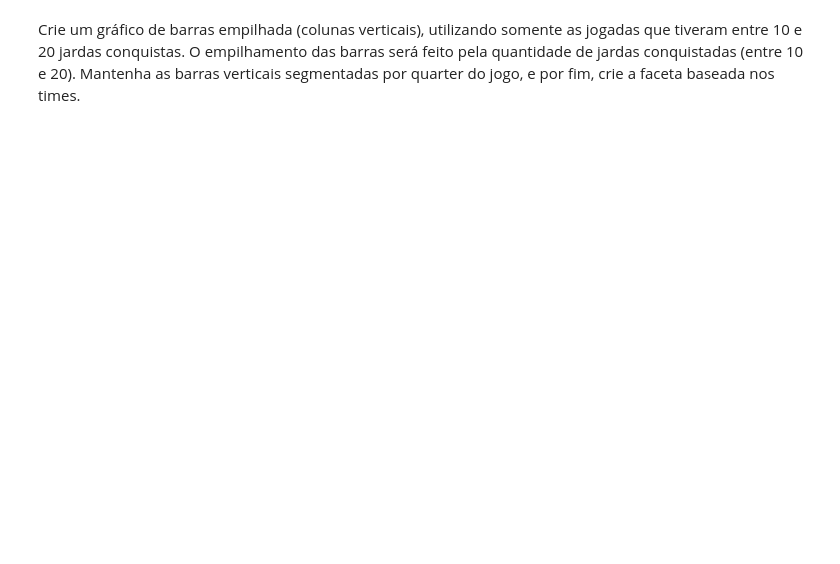
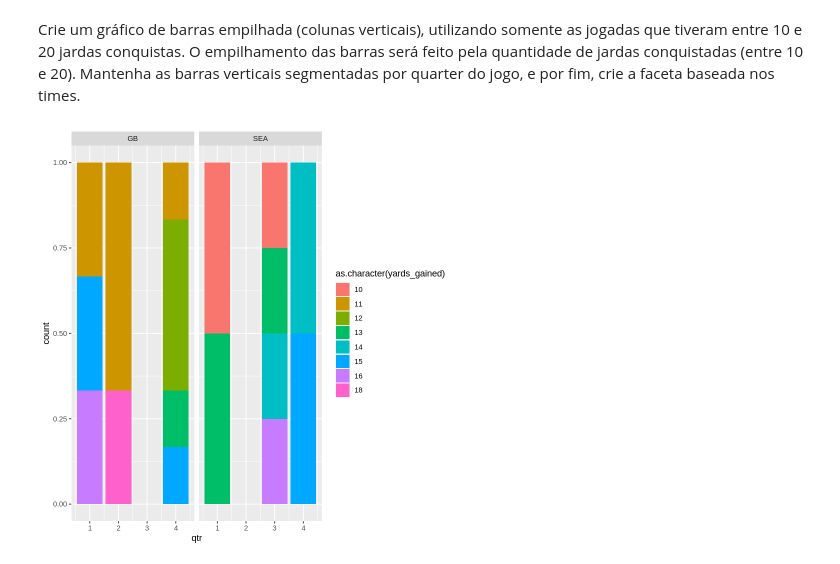
Before and after one commit to augustoberwaldt/mackenzie, a Jupyter notebook: Trilha7_ExercicioAprofundamento.ipynb, the cells around one changed output. Drawn from its saved outputs; the diff is of its cells as text; code cells hidden in the pictures; blank space fills up the shorter version.

```diff
--- a/Trilha7_ExercicioAprofundamento.ipynb
+++ b/Trilha7_ExercicioAprofundamento.ipynb
@@ -355,3 +371,13 @@ Crie um gráfico de linhas, mostrando a pontuação de cada time em cada *quarte
 # %% [markdown]
 Crie um gráfico de barras empilhada (colunas verticais), utilizando somente as jogadas que tiveram entre 10 e 20 jardas conquistas.
 O empilhamento das barras será feito pela quantidade de jardas conquistadas (entre 10 e 20). Mantenha as barras verticais segmentadas por quarter do jogo, e por fim, crie a faceta baseada nos times.
+# %%
+jardas <-acoesJogadas %>%
+    inner_join(pontuacaoJogadas, by='play_id') %>%
+    filter(yards_gained >= 10 & yards_gained < 20) %>%
+    select(qtr, posteam, yards_gained)
+
+
+ggplot(jardas, aes(qtr, fill= as.character(yards_gained)) ) + geom_bar(position = "fill") + facet_grid(. ~posteam)
+# %% [output]
+[figure, added]
```
Also changed, not shown: parts of 3 cells of this notebook.
